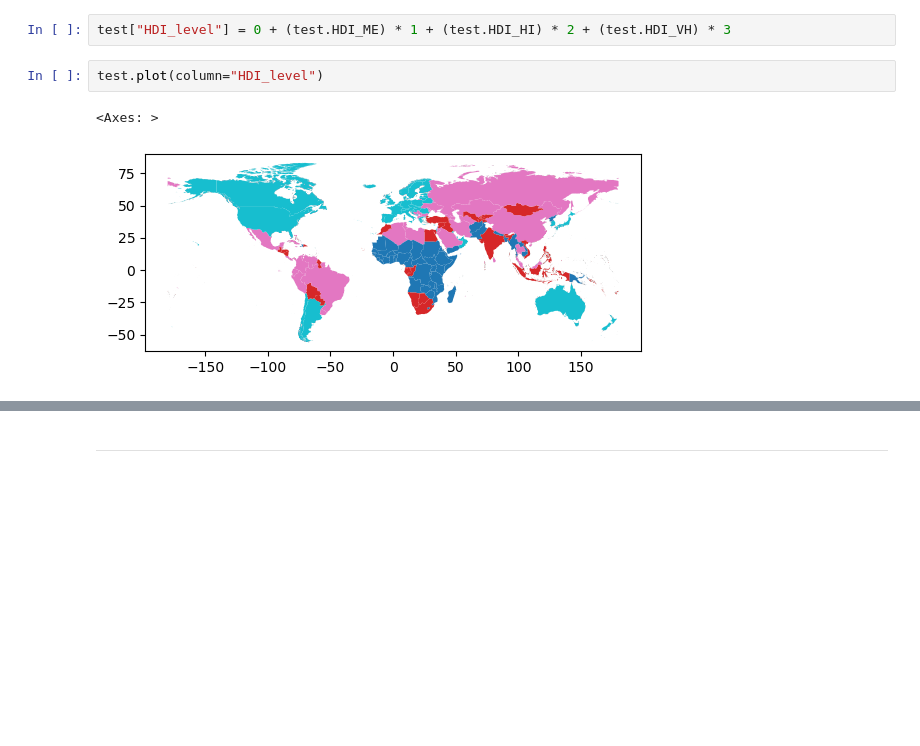
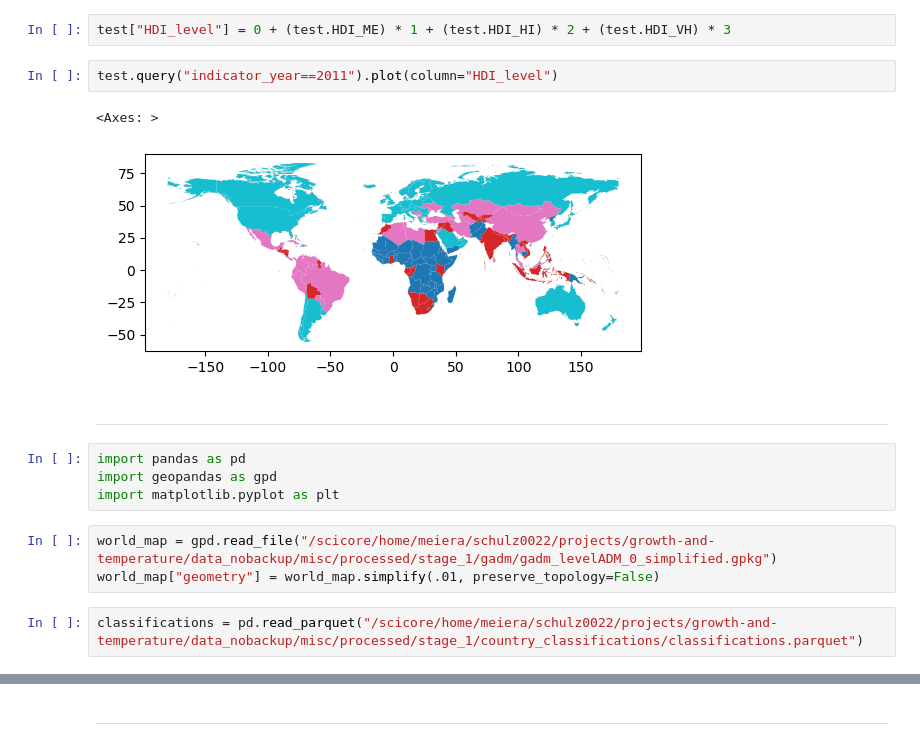
Before and after one commit to felixschulz385/growth-and-temperature, a Jupyter notebook: gnt/experiments/hdi.ipynb, the cells around one changed output, grey strips where cells are left out. Drawn from its saved outputs; the diff is of its cells as text; blank space fills up the shorter version.

Commit message:
feat: Enhance HDI and World Bank classification processing with panel year indicators and wide format output

```diff
--- a/gnt/experiments/hdi.ipynb
+++ b/gnt/experiments/hdi.ipynb
@@ -142,7 +168,18 @@ test = gpd.GeoDataFrame(test)
 # %%
 test["HDI_level"] = 0 + (test.HDI_ME) * 1 + (test.HDI_HI) * 2 + (test.HDI_VH) * 3
 # %%
-test.plot(column="HDI_level")
+test.query("indicator_year==2011").plot(column="HDI_level")
 # %% [output]
 <Axes: >
-[figure, old version]
+[figure, new version]
+# %% [markdown]
+---
+# %%
+import pandas as pd
+import geopandas as gpd
+import matplotlib.pyplot as plt
+# %%
+world_map = gpd.read_file("/scicore/home/meiera/schulz0022/projects/growth-and-temperature/data_nobackup/misc/processed/stage_1/gadm/gadm_levelADM_0_simplified.gpkg")
+world_map["geometry"] = world_map.simplify(.01, preserve_topology=False)
+# %%
+classifications = pd.read_parquet("/scicore/home/meiera/schulz0022/projects/growth-and-temperature/data_nobackup/misc/processed/stage_1/country_classifications/classifications.parquet")
```
Also changed, not shown: parts of 13 cells of this notebook, 1 other file.
